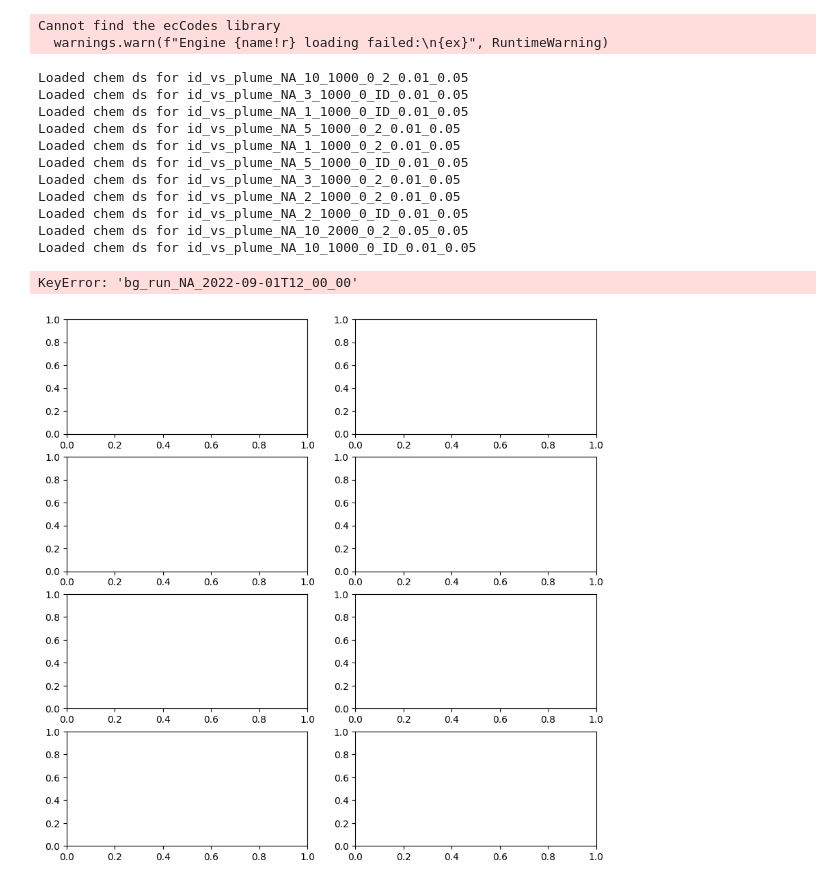
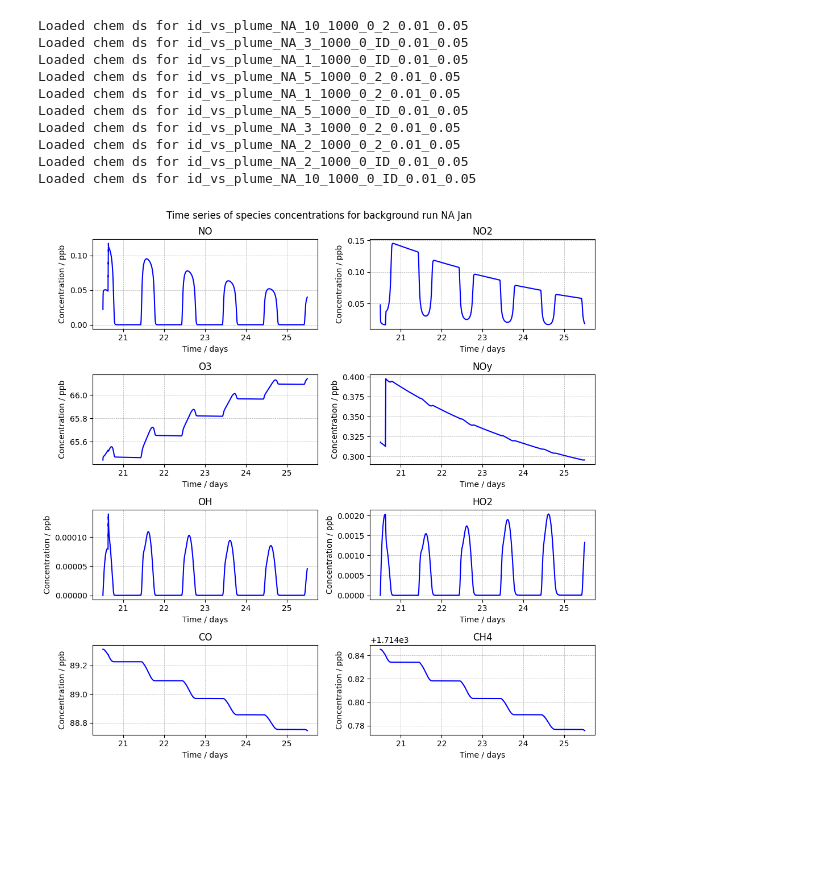
Before and after one commit to ktait98/pycontrails_kt, a Jupyter notebook: pycontrails/models/gpat/pp_gpat_id_vs_plume.ipynb, the cells around one changed output. Saved outputs shown, nothing was run; the diff lists cells and outputs as text; code cells hidden in the pictures; blank space fills up the shorter version.

```diff
--- a/pycontrails/models/gpat/pp_gpat_id_vs_plume.ipynb
+++ b/pycontrails/models/gpat/pp_gpat_id_vs_plume.ipynb
@@ -43,4 +42,9 @@ pp_gpat.filtered_df
 # %%
 # Create dicts to hold all necessary data (but no more)
 fl_df_dict = {}
+for job_id in pp_gpat.job_ids:
+    fl_df_dict[job_id] = pp_gpat.load_fl_df(job_id)
+
 pl_df_dict = {}
+for job_id in pp_gpat.job_ids:
+    pl_df_dict[job_id] = pp_gpat.load_pl_df(job_id)
@@ -52,24 +77,25 @@ chem_ds_dict = {}
 for job_id in pp_gpat.job_ids:
     chem_ds_dict[job_id] = pp_gpat.load_chem_ds(job_id, 1000)
 # %% [output]
-Cannot find the ecCodes library
-  warnings.warn(f"Engine {name!r} loading failed:\n{ex}", RuntimeWarning)
+Loaded chem ds for id_vs_plume_NA_10_1000_0_2_0.01_0.05
+Loaded chem ds for id_vs_plume_NA_3_1000_0_ID_0.01_0.05
+Loaded chem ds for id_vs_plume_NA_1_1000_0_ID_0.01_0.05
+Loaded chem ds for id_vs_plume_NA_5_1000_0_2_0.01_0.05
+Loaded chem ds for id_vs_plume_NA_1_1000_0_2_0.01_0.05
+Loaded chem ds for id_vs_plume_NA_5_1000_0_ID_0.01_0.05
+Loaded chem ds for id_vs_plume_NA_3_1000_0_2_0.01_0.05
+Loaded chem ds for id_vs_plume_NA_2_1000_0_2_0.01_0.05
+Loaded chem ds for id_vs_plume_NA_2_1000_0_ID_0.01_0.05
+Loaded chem ds for id_vs_plume_NA_10_1000_0_ID_0.01_0.05
-Loaded chem ds for id_vs_plume_NA_10_1000_0_2_0.01_0.05
-Loaded chem ds for id_vs_plume_NA_3_1000_0_ID_0.01_0.05
-Loaded chem ds for id_vs_plume_NA_1_1000_0_ID_0.01_0.05
-Loaded chem ds for id_vs_plume_NA_5_1000_0_2_0.01_0.05
-Loaded chem ds for id_vs_plume_NA_1_1000_0_2_0.01_0.05
-Loaded chem ds for id_vs_plume_NA_5_1000_0_ID_0.01_0.05
-Loaded chem ds for id_vs_plume_NA_3_1000_0_2_0.01_0.05
-Loaded chem ds for id_vs_plume_NA_2_1000_0_2_0.01_0.05
-Loaded chem ds for id_vs_plume_NA_2_1000_0_ID_0.01_0.05
-Loaded chem ds for id_vs_plume_NA_10_2000_0_2_0.05_0.05
-Loaded chem ds for id_vs_plume_NA_10_1000_0_ID_0.01_0.05
 # %%
 # bg run conc time series plots
 fig, ax = plt.subplots(4, 2, figsize=(10, 10))
 
-chem_ds = chem_ds_dict['bg_run_NA_2022-09-01T12_00_00']
+params = pp_gpat.filtered_df.loc[job_id]
+fl_df = fl_df_dict[job_id]
+pl_df = pl_df_dict[job_id]
+
+chem_ds = chem_ds_dict['id_vs_plume_NA_10_1000_0_2_0.01_0.05']
 chem_ds = pp_gpat.calc_cell(chem_ds, 1, 1)
 chem_ds = chem_ds.isel(job_id=0)
 
@@ -85,33 +111,31 @@ NO2 = chem_ds["Y"].sel(species_out="NO2").values
 NOx = NO + NO2
 O3 = chem_ds["Y"].sel(species_out="O3").values
 OH = chem_ds["Y"].sel(species_out="OH").values
 HO2 = chem_ds["Y"].sel(species_out="HO2").values
 CO = chem_ds["Y"].sel(species_out="CO").values
 CH4 = chem_ds["Y"].sel(species_out="CH4").values
 
 NOy = pp_gpat.calc_NOy(chem_ds)
 NOz = pp_gpat.calc_NOz(chem_ds)
 
-NOPR = pp_gpat.calc_NOPR(chem_ds)
 NO2t = pp_gpat.calc_NO2t(chem_ds)
 O3_NOz = pp_gpat.calc_O3_NOz(chem_ds, NOz)
 HCHO_NO2 = pp_gpat.calc_HCHO_NO2(chem_ds)
 H2O2_HNO3 = pp_gpat.calc_H2O2_HNO3(chem_ds)
 alpha_CH3O2 = pp_gpat.calc_alpha_CH3O2(chem_ds)
 
 pp_gpat.plot_line_plot(ax[0, 0], time, NO, 'NO', 'Time / days', 'Concentration / ppb')
 pp_gpat.plot_line_plot(ax[0, 1], time, NO2, 'NO2', 'Time / days', 'Concentration / ppb')
 pp_gpat.plot_line_plot(ax[1, 0], time, O3, 'O3', 'Time / days', 'Concentration / ppb')
 pp_gpat.plot_line_plot(ax[1, 1], time, NOy, 'NOy', 'Time / days', 'Concentration / ppb')
 pp_gpat.plot_line_plot(ax[2, 0], time, OH, 'OH', 'Time / days', 'Concentration / ppb')
 pp_gpat.plot_line_plot(ax[2, 1], time, HO2, 'HO2', 'Time / days', 'Concentration / ppb')
 pp_gpat.plot_line_plot(ax[3, 0], time, CO, 'CO', 'Time / days', 'Concentration / ppb')
 pp_gpat.plot_line_plot(ax[3, 1], time, CH4, 'CH4', 'Time / days', 'Concentration / ppb')
 ax[0,0].grid(True, which='both', linestyle='--', linewidth=0.5)
 fig.suptitle('Time series of species concentrations for background run NA Jan')
 plt.tight_layout()
 plt.savefig(f"{outputs_dir}/plots/bg_run_NA_Jan_concs_time_series.png")
 plt.show()
 # %% [output]
-KeyError: 'bg_run_NA_2022-09-01T12_00_00'
-[figure, old version]
+[figure, new version]
```
Also changed, not shown: parts of 6 cells of this notebook, 14 other files.
